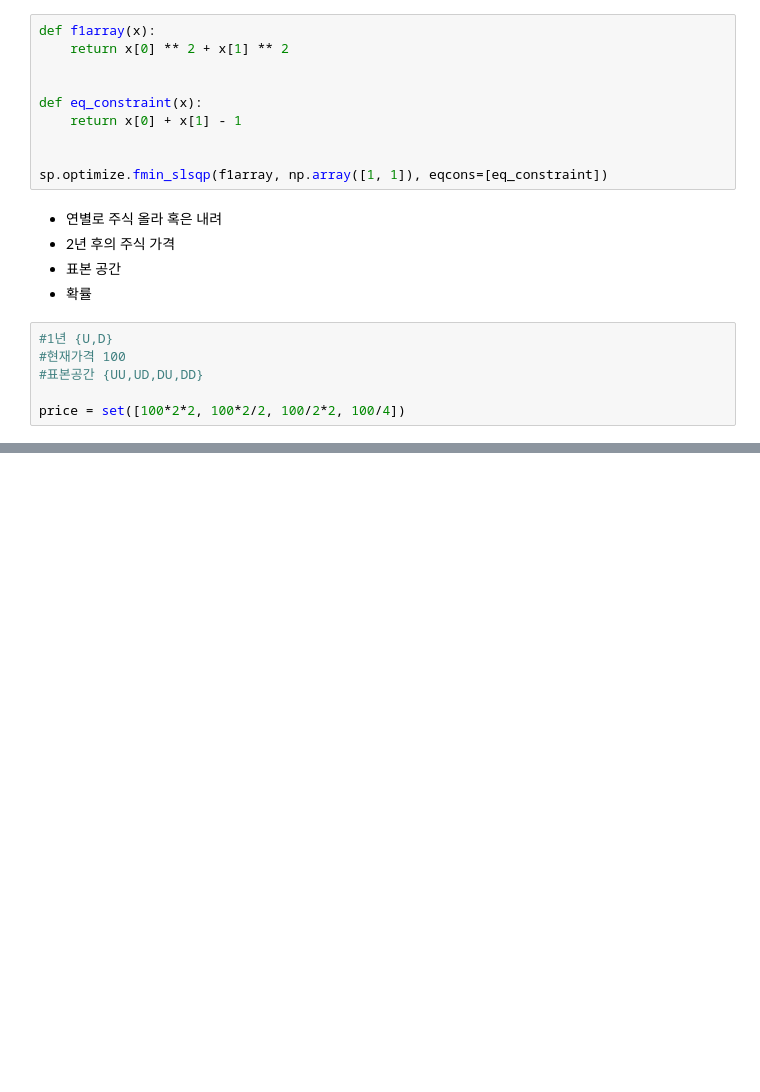
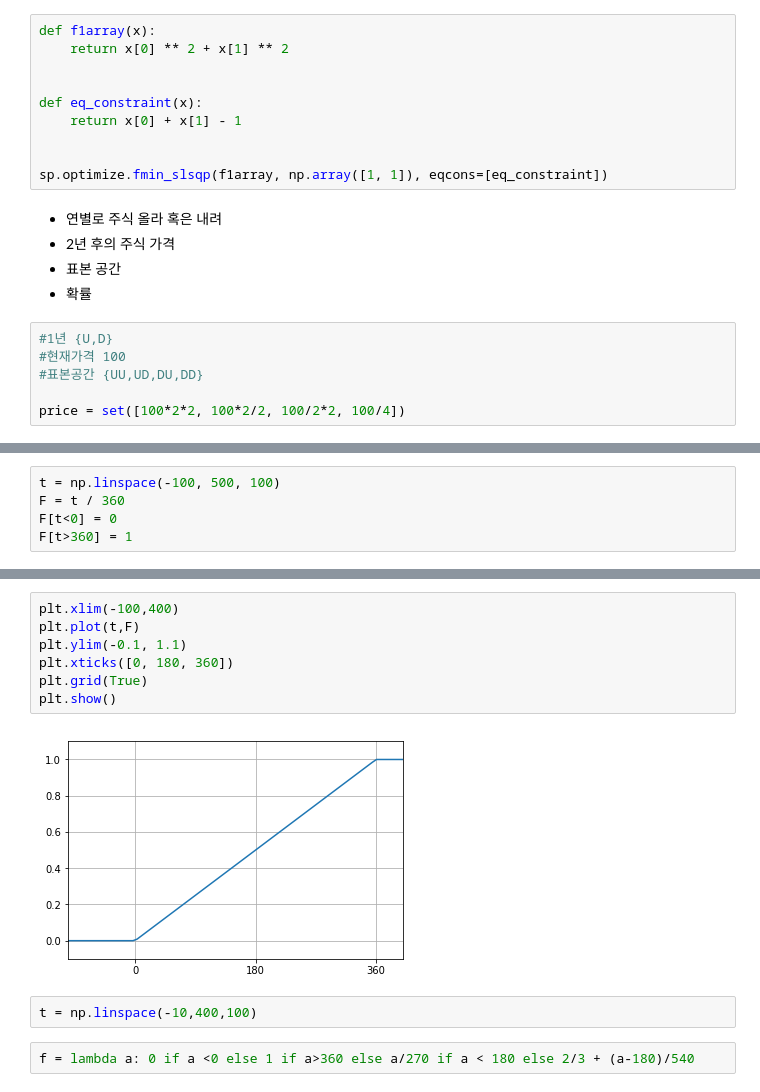
Before and after one commit to h33sun/TIL, a Jupyter notebook: math/20200203 미적,최적화,확률.ipynb, the cells around one changed output, grey strips where cells are left out. Drawn from its saved outputs; the diff is of its cells as text; blank space fills up the shorter version.

```diff
--- a/math/20200203 미적,최적화,확률.ipynb
+++ b/math/20200203 미적,최적화,확률.ipynb
@@ -182,0 +238,5 @@ price = set([100*2*2, 100*2/2, 100/2*2, 100/4])
+# %%
+t = np.linspace(-100, 500, 100)
+F = t / 360
+F[t<0] = 0
+F[t>360] = 1
@@ -182,0 +266,13 @@ price = set([100*2*2, 100*2/2, 100/2*2, 100/4])
+# %%
+plt.xlim(-100,400)
+plt.plot(t,F)
+plt.ylim(-0.1, 1.1)
+plt.xticks([0, 180, 360])
+plt.grid(True)
+plt.show()
+# %% [output]
+[figure, added]
+# %%
+t = np.linspace(-10,400,100)
+# %%
+f = lambda a: 0 if a <0 else 1 if a>360 else a/270 if a < 180 else 2/3 + (a-180)/540
```
Also changed, not shown: parts of 21 cells of this notebook.
